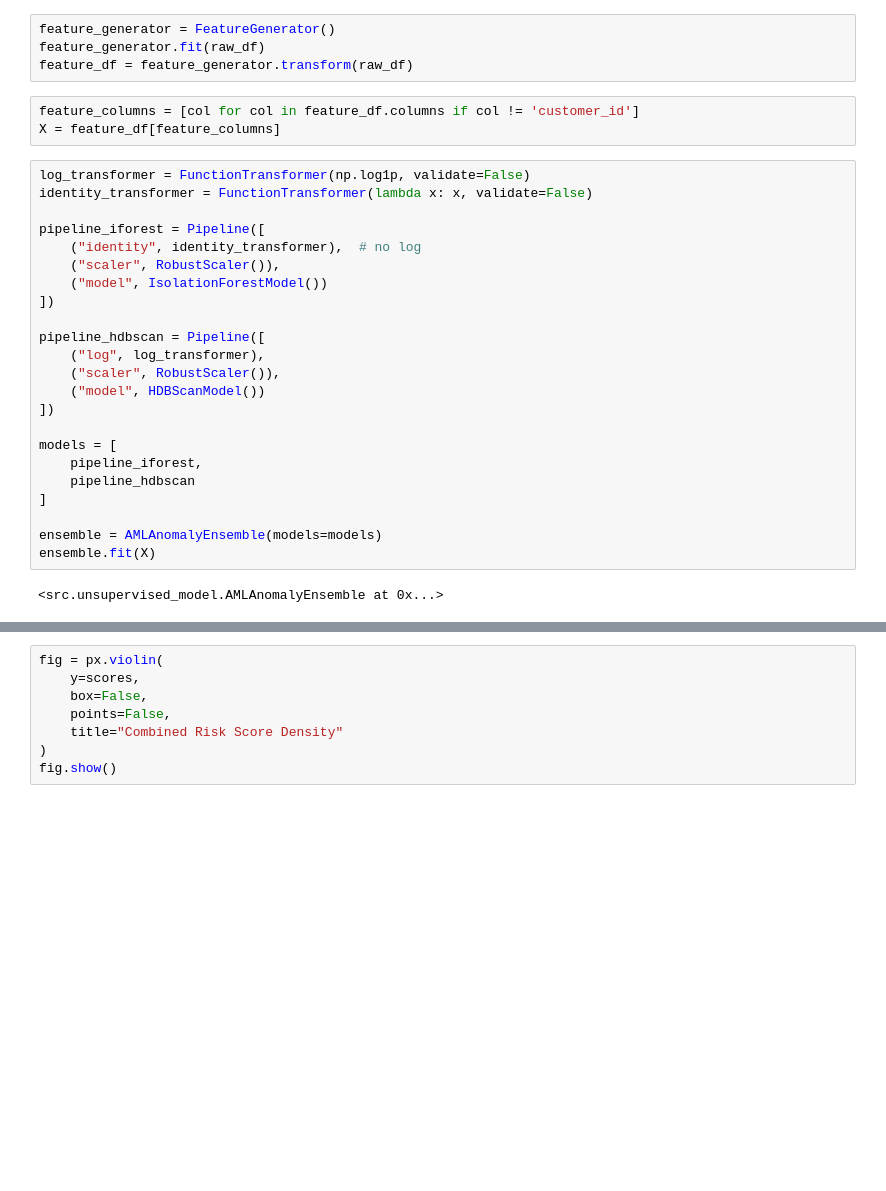
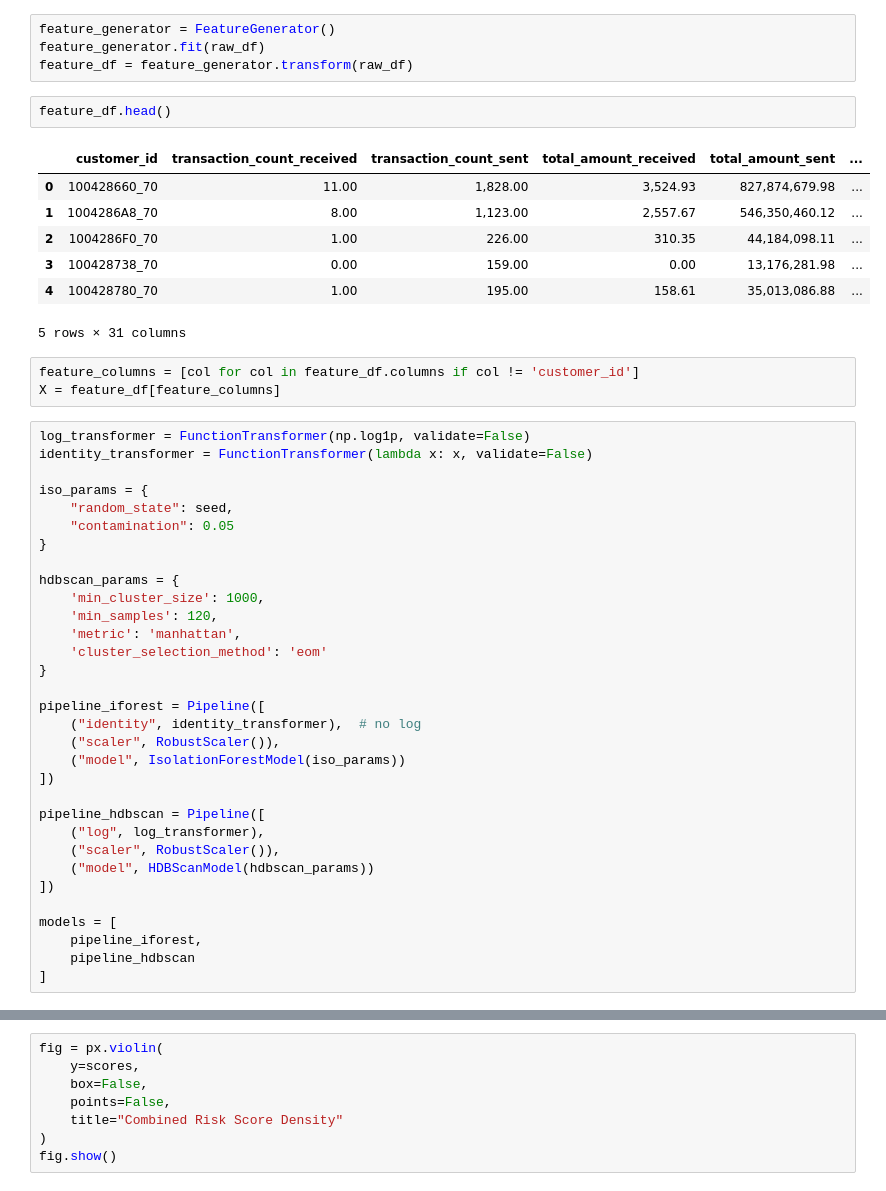
Before and after one commit to fernandocfbf/anti-money-laundering-analysis, a Jupyter notebook: analysis/application_test.ipynb, the cells around one changed output, grey strips where cells are left out. Drawn from its saved outputs; the diff is of its cells as text; blank space fills up the shorter version.

```diff
--- a/analysis/application_test.ipynb
+++ b/analysis/application_test.ipynb
@@ -41,6 +49,16 @@ raw_df.head()
 feature_generator = FeatureGenerator()
 feature_generator.fit(raw_df)
 feature_df = feature_generator.transform(raw_df)
+# %%
+feature_df.head()
+# %% [output]
+|  | customer_id | transaction_count_received | transaction_count_sent | total_amount_received | total_amount_sent | ... |
+| 0 | 100428660_70 | 11.00 | 1,828.00 | 3,524.93 | 827,874,679.98 | ... |
+| 1 | 1004286A8_70 | 8.00 | 1,123.00 | 2,557.67 | 546,350,460.12 | ... |
+| 2 | 1004286F0_70 | 1.00 | 226.00 | 310.35 | 44,184,098.11 | ... |
+| 3 | 100428738_70 | 0.00 | 159.00 | 0.00 | 13,176,281.98 | ... |
+| 4 | 100428780_70 | 1.00 | 195.00 | 158.61 | 35,013,086.88 | ... |
+5 rows × 31 columns
 # %%
 feature_columns = [col for col in feature_df.columns if col != 'customer_id']
 X = feature_df[feature_columns]
@@ -48,24 +66,31 @@ X = feature_df[feature_columns]
 log_transformer = FunctionTransformer(np.log1p, validate=False)
 identity_transformer = FunctionTransformer(lambda x: x, validate=False)
 
+iso_params = {
+    "random_state": seed,
+    "contamination": 0.05
+}
+
+hdbscan_params = {
+    'min_cluster_size': 1000,
+    'min_samples': 120,
+    'metric': 'manhattan',
+    'cluster_selection_method': 'eom'
+}
+
 pipeline_iforest = Pipeline([
     ("identity", identity_transformer),  # no log
     ("scaler", RobustScaler()),
-    ("model", IsolationForestModel())
+    ("model", IsolationForestModel(iso_params))
 ])
 
 pipeline_hdbscan = Pipeline([
     ("log", log_transformer),
     ("scaler", RobustScaler()),
-    ("model", HDBScanModel())
+    ("model", HDBScanModel(hdbscan_params))
 ])
 
 models = [
     pipeline_iforest,
     pipeline_hdbscan
 ]
-
-ensemble = AMLAnomalyEnsemble(models=models)
-ensemble.fit(X)
-# %% [output]
-<src.unsupervised_model.AMLAnomalyEnsemble at 0x...>
```
Also changed, not shown: parts of 13 cells of this notebook, 3 other files.
